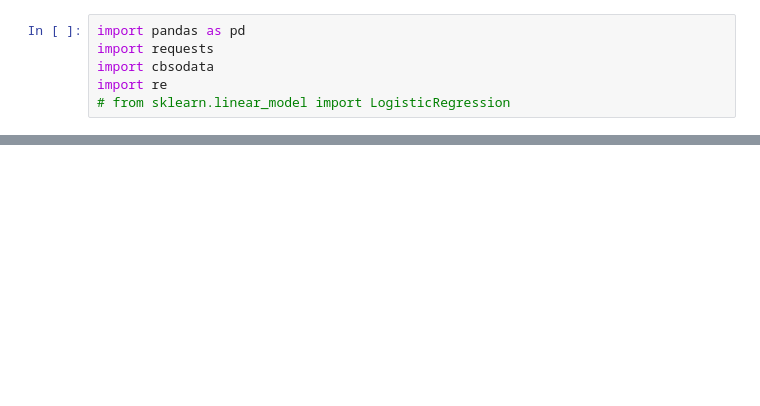
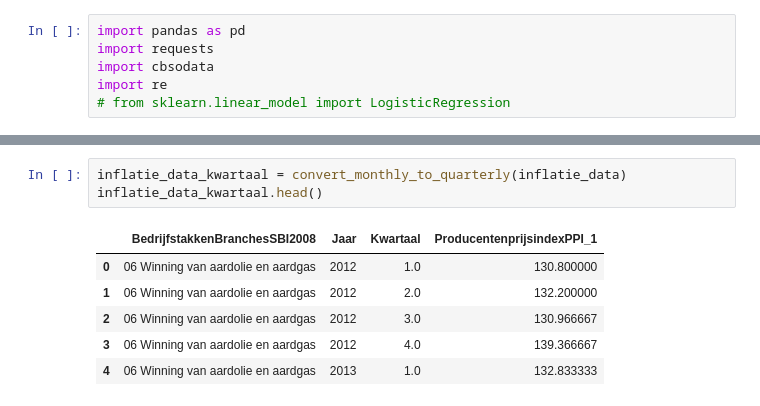
Before and after one commit to evdhout/uwv, a Jupyter notebook: uwv/ingestion/ingestion.ipynb, the cells around one changed output, grey strips where cells are left out. Drawn from its saved outputs; the diff is of its cells as text; blank space fills up the shorter version.

```diff
--- a/uwv/ingestion/ingestion.ipynb
+++ b/uwv/ingestion/ingestion.ipynb
@@ -9,0 +175,10 @@ Het is nu niet mogelijk m helder te krijgen wat de kolommen in een tabel precies
+# %%
+inflatie_data_kwartaal = convert_monthly_to_quarterly(inflatie_data)
+inflatie_data_kwartaal.head()
+# %% [output]
+|  | BedrijfstakkenBranchesSBI2008 | Jaar | Kwartaal | ProducentenprijsindexPPI_1 |
+| 0 | 06 Winning van aardolie en aardgas | 2012 | 1.0 | 130.800000 |
+| 1 | 06 Winning van aardolie en aardgas | 2012 | 2.0 | 132.200000 |
+| 2 | 06 Winning van aardolie en aardgas | 2012 | 3.0 | 130.966667 |
+| 3 | 06 Winning van aardolie en aardgas | 2012 | 4.0 | 139.366667 |
+| 4 | 06 Winning van aardolie en aardgas | 2013 | 1.0 | 132.833333 |
```
Also changed, not shown: parts of 23 cells of this notebook.
